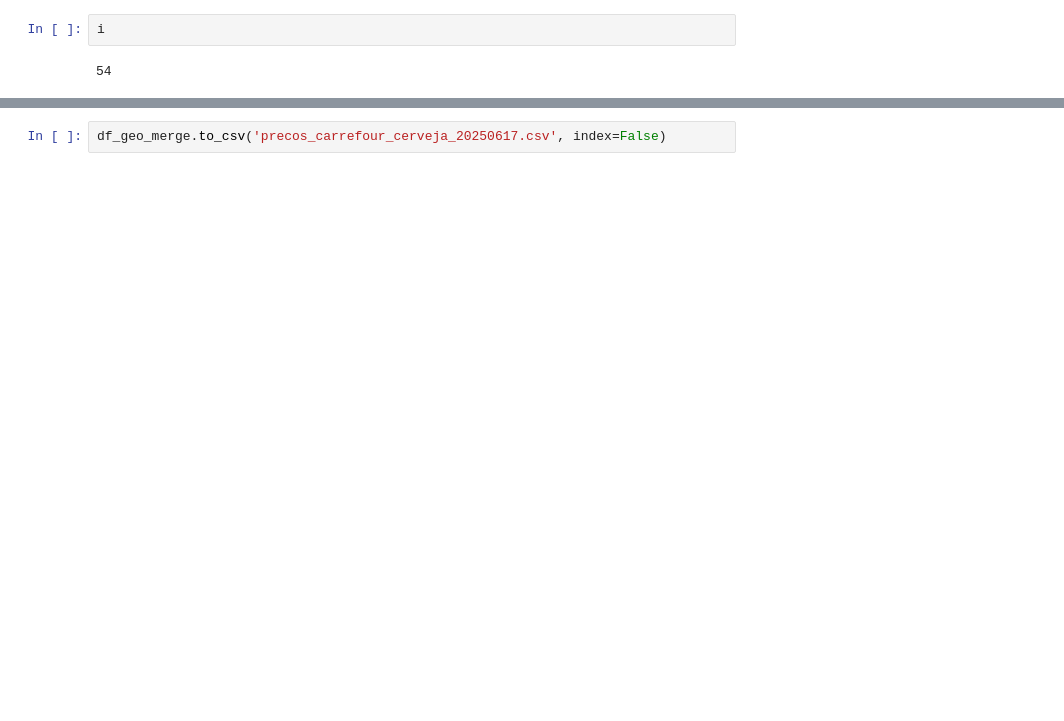
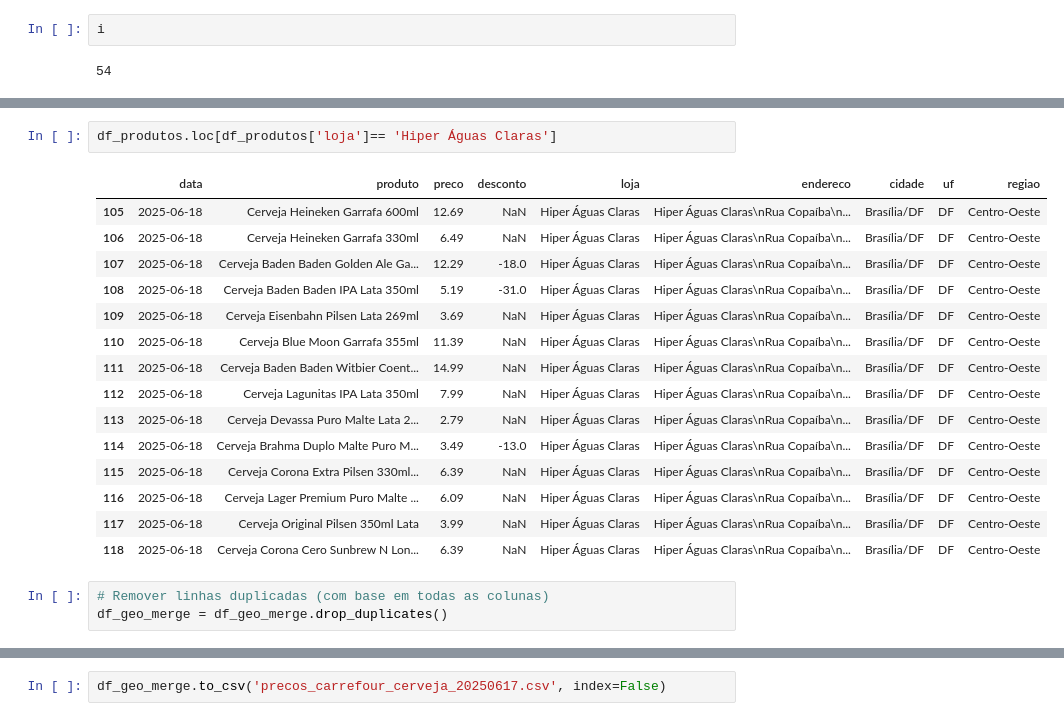
Before and after one commit to Fagoneto/Painel_Precos_scrap, a Jupyter notebook: Coleta de Dados_carrefour_todas as lojas_test.ipynb, the cells around one changed output, grey strips where cells are left out. Drawn from its saved outputs; the diff is of its cells as text; blank space fills up the shorter version.

```diff
--- a/Coleta de Dados_carrefour_todas as lojas_test.ipynb
+++ b/Coleta de Dados_carrefour_todas as lojas_test.ipynb
@@ -390,0 +502,21 @@ lojas_sem_geo.tolist()
+# %%
+df_produtos.loc[df_produtos['loja']== 'Hiper Águas Claras']
+# %% [output]
+|  | data | produto | preco | desconto | loja | endereco | cidade | uf | regiao |
+| 105 | 2025-06-18 | Cerveja Heineken Garrafa 600ml | 12.69 | NaN | Hiper Águas Claras | Hiper Águas Claras\nRua Copaíba\n... | Brasília/DF | DF | Centro-Oeste |
+| 106 | 2025-06-18 | Cerveja Heineken Garrafa 330ml | 6.49 | NaN | Hiper Águas Claras | Hiper Águas Claras\nRua Copaíba\n... | Brasília/DF | DF | Centro-Oeste |
+| 107 | 2025-06-18 | Cerveja Baden Baden Golden Ale Ga... | 12.29 | -18.0 | Hiper Águas Claras | Hiper Águas Claras\nRua Copaíba\n... | Brasília/DF | DF | Centro-Oeste |
+| 108 | 2025-06-18 | Cerveja Baden Baden IPA Lata 350ml | 5.19 | -31.0 | Hiper Águas Claras | Hiper Águas Claras\nRua Copaíba\n... | Brasília/DF | DF | Centro-Oeste |
+| 109 | 2025-06-18 | Cerveja Eisenbahn Pilsen Lata 269ml | 3.69 | NaN | Hiper Águas Claras | Hiper Águas Claras\nRua Copaíba\n... | Brasília/DF | DF | Centro-Oeste |
+| 110 | 2025-06-18 | Cerveja Blue Moon Garrafa 355ml | 11.39 | NaN | Hiper Águas Claras | Hiper Águas Claras\nRua Copaíba\n... | Brasília/DF | DF | Centro-Oeste |
+| 111 | 2025-06-18 | Cerveja Baden Baden Witbier Coent... | 14.99 | NaN | Hiper Águas Claras | Hiper Águas Claras\nRua Copaíba\n... | Brasília/DF | DF | Centro-Oeste |
+| 112 | 2025-06-18 | Cerveja Lagunitas IPA Lata 350ml | 7.99 | NaN | Hiper Águas Claras | Hiper Águas Claras\nRua Copaíba\n... | Brasília/DF | DF | Centro-Oeste |
+| 113 | 2025-06-18 | Cerveja Devassa Puro Malte Lata 2... | 2.79 | NaN | Hiper Águas Claras | Hiper Águas Claras\nRua Copaíba\n... | Brasília/DF | DF | Centro-Oeste |
+| 114 | 2025-06-18 | Cerveja Brahma Duplo Malte Puro M... | 3.49 | -13.0 | Hiper Águas Claras | Hiper Águas Claras\nRua Copaíba\n... | Brasília/DF | DF | Centro-Oeste |
+| 115 | 2025-06-18 | Cerveja Corona Extra Pilsen 330ml... | 6.39 | NaN | Hiper Águas Claras | Hiper Águas Claras\nRua Copaíba\n... | Brasília/DF | DF | Centro-Oeste |
+| 116 | 2025-06-18 | Cerveja Lager Premium Puro Malte ... | 6.09 | NaN | Hiper Águas Claras | Hiper Águas Claras\nRua Copaíba\n... | Brasília/DF | DF | Centro-Oeste |
+| 117 | 2025-06-18 | Cerveja Original Pilsen 350ml Lata | 3.99 | NaN | Hiper Águas Claras | Hiper Águas Claras\nRua Copaíba\n... | Brasília/DF | DF | Centro-Oeste |
+| 118 | 2025-06-18 | Cerveja Corona Cero Sunbrew N Lon... | 6.39 | NaN | Hiper Águas Claras | Hiper Águas Claras\nRua Copaíba\n... | Brasília/DF | DF | Centro-Oeste |
+# %%
+# Remover linhas duplicadas (com base em todas as colunas)
+df_geo_merge = df_geo_merge.drop_duplicates()
```
Also changed, not shown: parts of 21 cells of this notebook, 6 other files.
